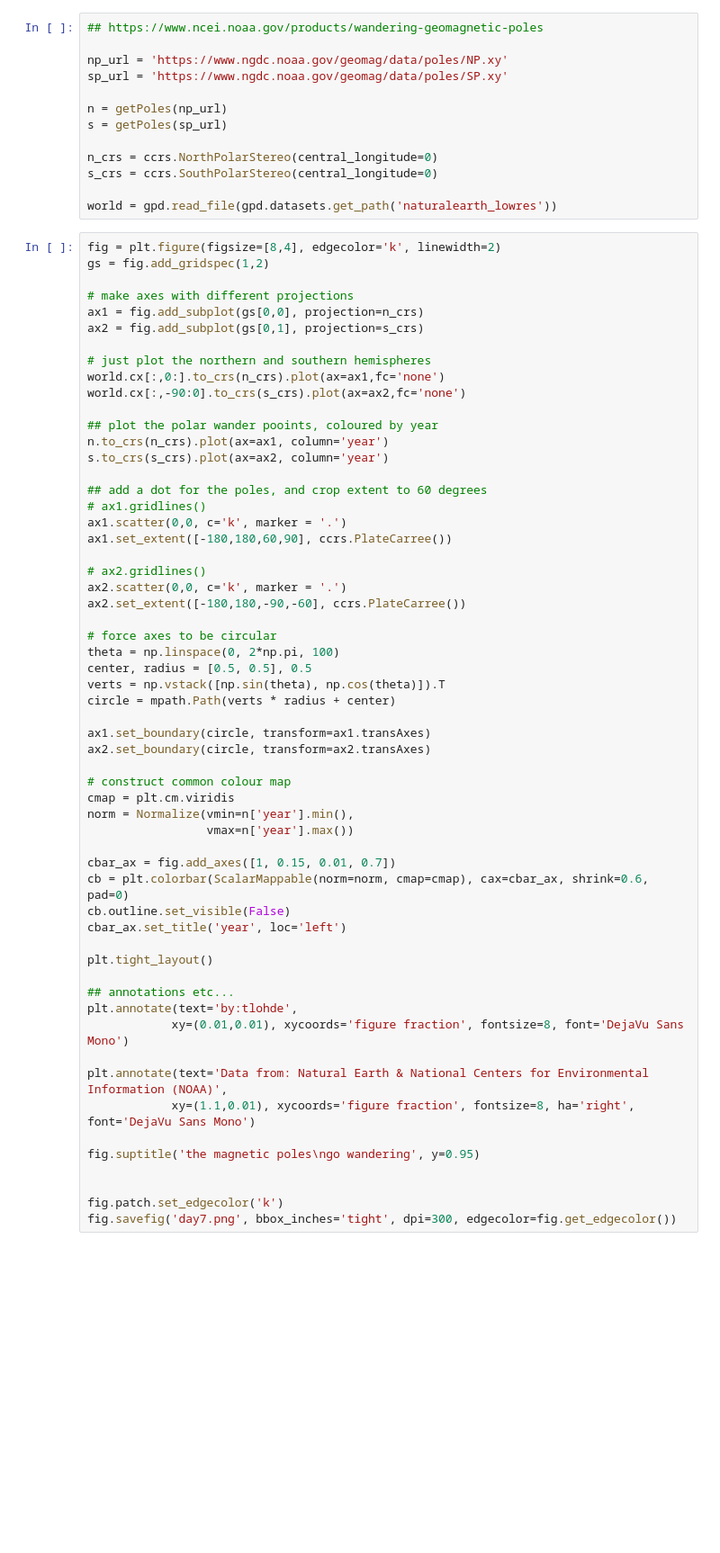
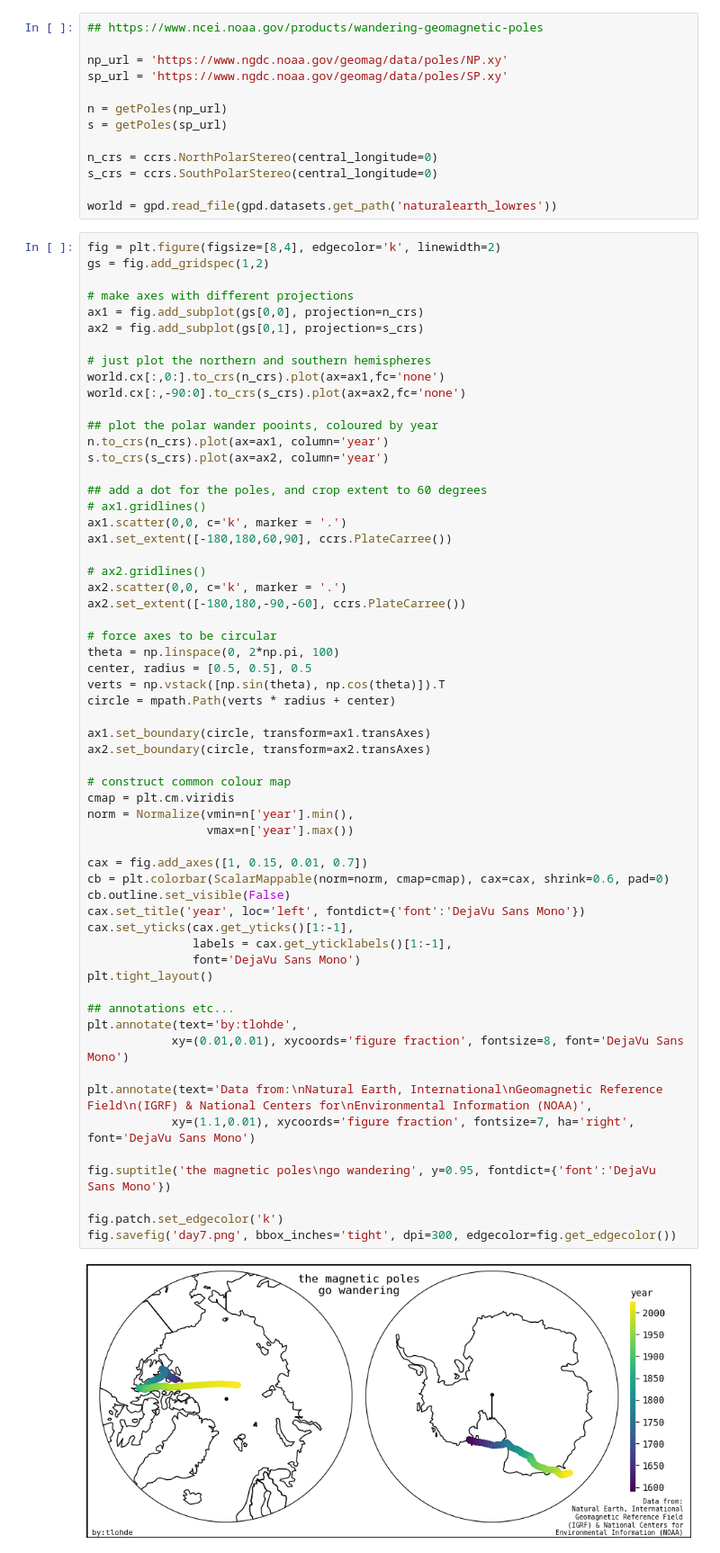
Before and after one commit to tlohde/30DMC, a Jupyter notebook: day7_navigation/day7.ipynb, the cells around one changed output. Shown at 90% size. Drawn from its saved outputs; the diff is of its cells as text; blank space fills up the shorter version.

Commit message:
edited fonts and data source

```diff
--- a/day7_navigation/day7.ipynb
+++ b/day7_navigation/day7.ipynb
@@ -57,38 +57,41 @@ ax1.set_extent([-180,180,60,90], ccrs.PlateCarree())
 
 # ax2.gridlines()
 ax2.scatter(0,0, c='k', marker = '.')
 ax2.set_extent([-180,180,-90,-60], ccrs.PlateCarree())
 
 # force axes to be circular
 theta = np.linspace(0, 2*np.pi, 100)
 center, radius = [0.5, 0.5], 0.5
 verts = np.vstack([np.sin(theta), np.cos(theta)]).T
 circle = mpath.Path(verts * radius + center)
 
 ax1.set_boundary(circle, transform=ax1.transAxes)
 ax2.set_boundary(circle, transform=ax2.transAxes)
 
 # construct common colour map
 cmap = plt.cm.viridis
 norm = Normalize(vmin=n['year'].min(),
                  vmax=n['year'].max())
 
-cbar_ax = fig.add_axes([1, 0.15, 0.01, 0.7])
-cb = plt.colorbar(ScalarMappable(norm=norm, cmap=cmap), cax=cbar_ax, shrink=0.6, pad=0)
+cax = fig.add_axes([1, 0.15, 0.01, 0.7])
+cb = plt.colorbar(ScalarMappable(norm=norm, cmap=cmap), cax=cax, shrink=0.6, pad=0)
 cb.outline.set_visible(False)
-cbar_ax.set_title('year', loc='left')
-
+cax.set_title('year', loc='left', fontdict={'font':'DejaVu Sans Mono'})
+cax.set_yticks(cax.get_yticks()[1:-1],
+               labels = cax.get_yticklabels()[1:-1],
+               font='DejaVu Sans Mono')
 plt.tight_layout()
 
 ## annotations etc...
 plt.annotate(text='by:tlohde',
             xy=(0.01,0.01), xycoords='figure fraction', fontsize=8, font='DejaVu Sans Mono')
 
-plt.annotate(text='Data from: Natural Earth & National Centers for Environmental Information (NOAA)',
-            xy=(1.1,0.01), xycoords='figure fraction', fontsize=8, ha='right', font='DejaVu Sans Mono')
+plt.annotate(text='Data from:\nNatural Earth, International\nGeomagnetic Reference Field\n(IGRF) & National Centers for\nEnvironmental Information (NOAA)',
+            xy=(1.1,0.01), xycoords='figure fraction', fontsize=7, ha='right', font='DejaVu Sans Mono')
 
-fig.suptitle('the magnetic poles\ngo wandering', y=0.95)
-
+fig.suptitle('the magnetic poles\ngo wandering', y=0.95, fontdict={'font':'DejaVu Sans Mono'})
 
 fig.patch.set_edgecolor('k')
 fig.savefig('day7.png', bbox_inches='tight', dpi=300, edgecolor=fig.get_edgecolor())
+# %% [output]
+[figure, added]
```
Also changed, not shown: 1 other file.
